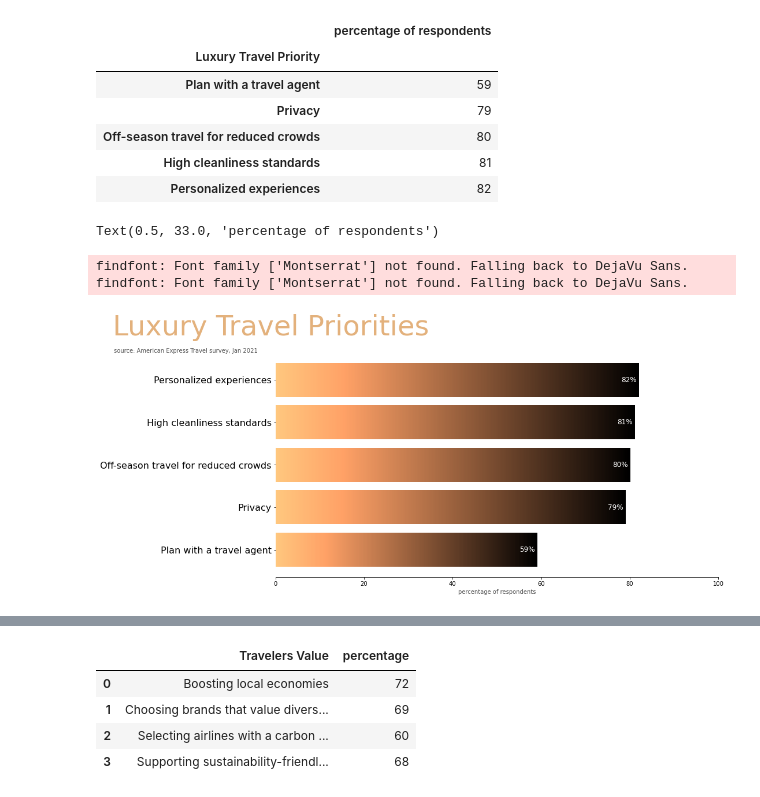
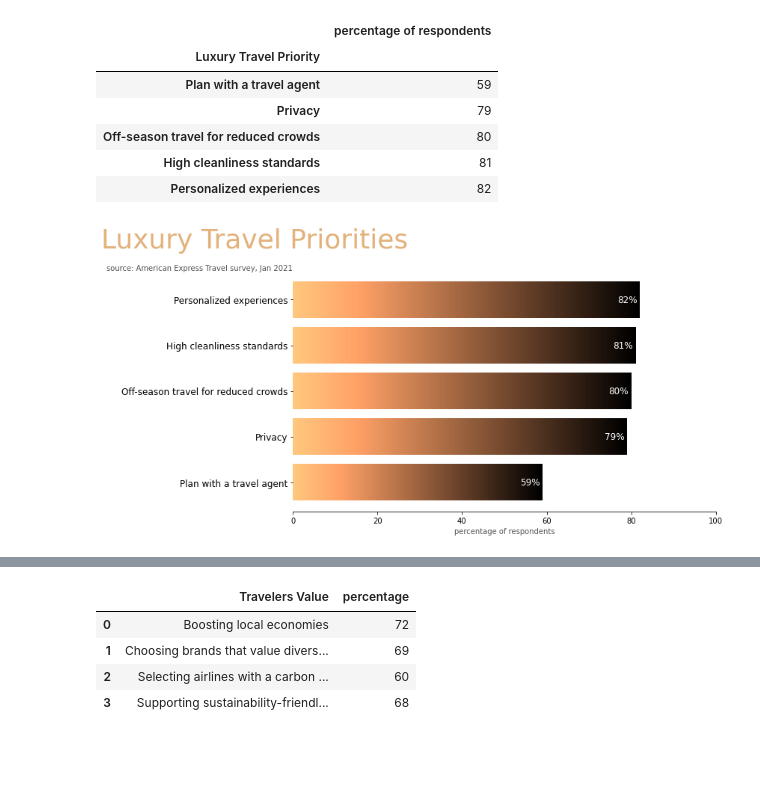
Before and after one commit to LeeProut/travel-trends, a Jupyter notebook: travel-trends.ipynb, the cells around one changed output, grey strips where cells are left out. Cells and saved outputs as stored; diff of their text form; code cells hidden in the pictures; blank space fills up the shorter version.

Commit message:
adjusted chart images

```diff
--- a/travel-trends.ipynb
+++ b/travel-trends.ipynb
@@ -27,7 +27,7 @@ Lux_set_df
 index = Lux_set_df.index
 values_lux = Lux_set_df['percentage of respondents']
 lux_plot_title = 'Luxury Travel Priorities'
-title_size = 48
+title_size = 36
 title_color = '#e3b17c'
 lux_subtitle = 'source: American Express Travel survey, Jan 2021'
 lux_x_label = 'percentage of respondents'
@@ -37,6 +37,8 @@ Lux_set_df.sort_values(by='percentage of respondents', inplace=True, ascending=T
 
 # create figure
 fig, ax = plt.subplots(figsize=(12,6), facecolor=None)
+
+color='#e3b17c'
 
 #set colormap
 mpl.pyplot.copper()
@@ -48,19 +50,19 @@ ax.spines['left'].set_visible(False)
 
 
 # create bars
-bar = ax.barh(index, values_lux)
-plt.tight_layout()
+bar = ax.barh(index, values_lux, color=color)
+# plt.tight_layout()
 # Format ticks
 ax.xaxis.set_major_formatter(mpl.ticker.StrMethodFormatter('{x:,.0f}'))
 ax.set(xlim=[0, 100])
 
 # Set title
 title = plt.title(lux_plot_title, pad=30, fontsize=title_size, fontname='Montserrat', color=title_color)
-title.set_position([-0.01, 1])
+title.set_position([-0.09, 1])
 plt.subplots_adjust(top=0.9, bottom=0.5, left=0.1)
 
 # Adjust subplots
-plt.subplots_adjust(top=1, bottom=0.1)
+#plt.subplots_adjust(top=1, bottom=0.1)
 
 # gradient for bars
 def gradientbars(bars):
@@ -91,36 +93,40 @@ for rect in rects:
 
     # If value of bar is negative: place label left of bar
     if x_value < 0:
         # Invert space to place label to the left
         space *= -1
         # Horizontally align label at right
         ha = 'right'
 
     # Use X value as label and format number with one decimal place
     label = '{:,.0f}%'.format(x_value)
 
     # Create annotation
     plt.annotate(
         label,                      # Use `label` as label
         (x_value, y_value),         # Place label at end of the bar
         xytext=(space, 0),          # Horizontally shift label by `space`
         textcoords='offset points', # Interpret `xytext` as offset in points
         va='center',                # Vertically center label
         ha=ha,                      # Horizontally align label differently for positive and negative values
         color = 'white',
         fontsize=12)            # Change label color to white
 
 # Set subtitle
 trans = ax.get_xaxis_transform() # x in data untis, y in axes fraction
-ann = ax.annotate(lux_subtitle, xy=(-4,1), xycoords=trans, horizontalalignment='right', color='#525252')
+ann = ax.annotate(lux_subtitle, xy=(0,1), xycoords=trans, horizontalalignment='right', color='#525252')
 
 #style y-ticks
-plt.yticks(fontsize=16, fontname='Montserrat')
+plt.yticks(fontsize=12, fontname='Montserrat')
 
 #Set x-label
 ax.set_xlabel(lux_x_label, color='#525252')
+
+# sns.set(color=title_color)
+
+plt.tight_layout()
+
+# save fig
+plt.savefig("images/luxury.png")
 # %% [output]
-Text(0.5, 33.0, 'percentage of respondents')
-findfont: Font family ['Montserrat'] not found. Falling back to DejaVu Sans.
-findfont: Font family ['Montserrat'] not found. Falling back to DejaVu Sans.
-[figure, old version]
+[figure, new version]
```
Also changed, not shown: parts of 4 cells of this notebook, 2 other files.
